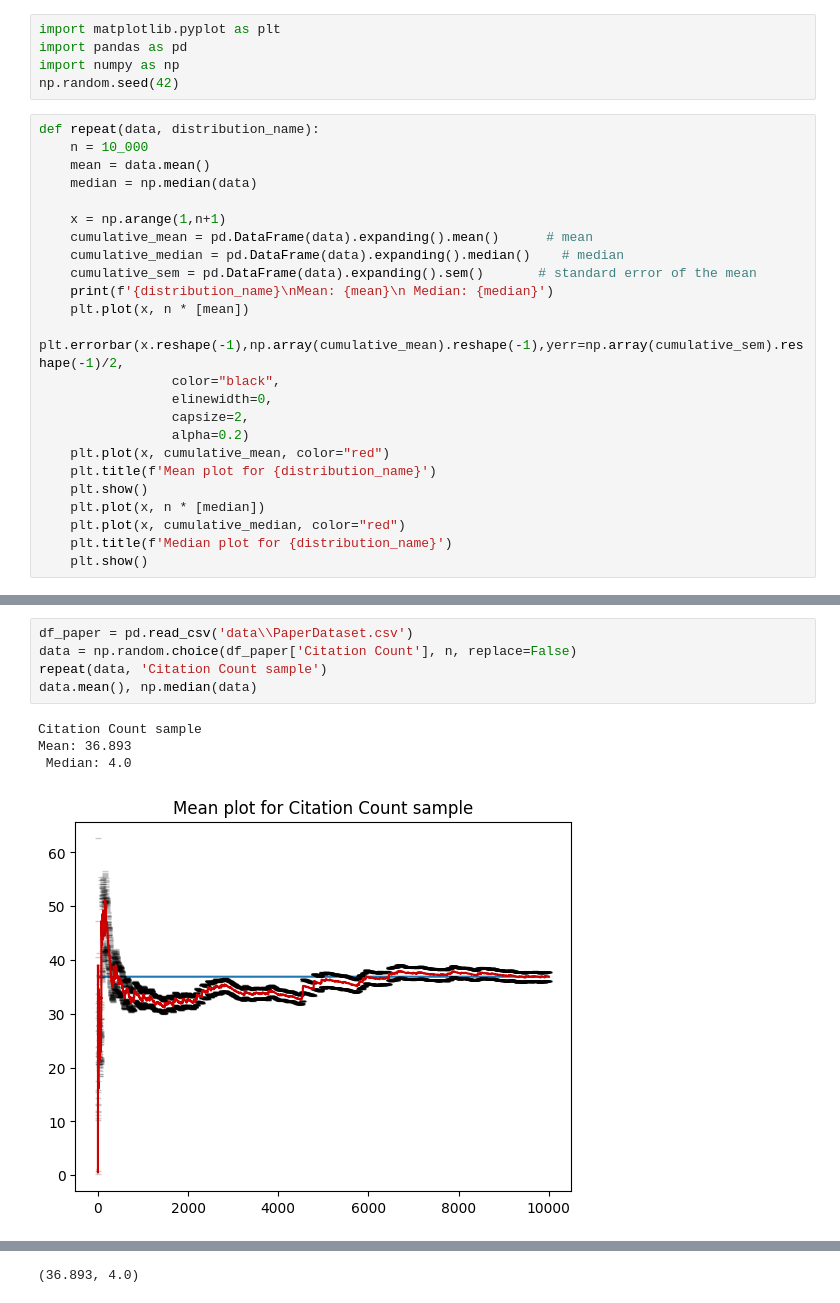
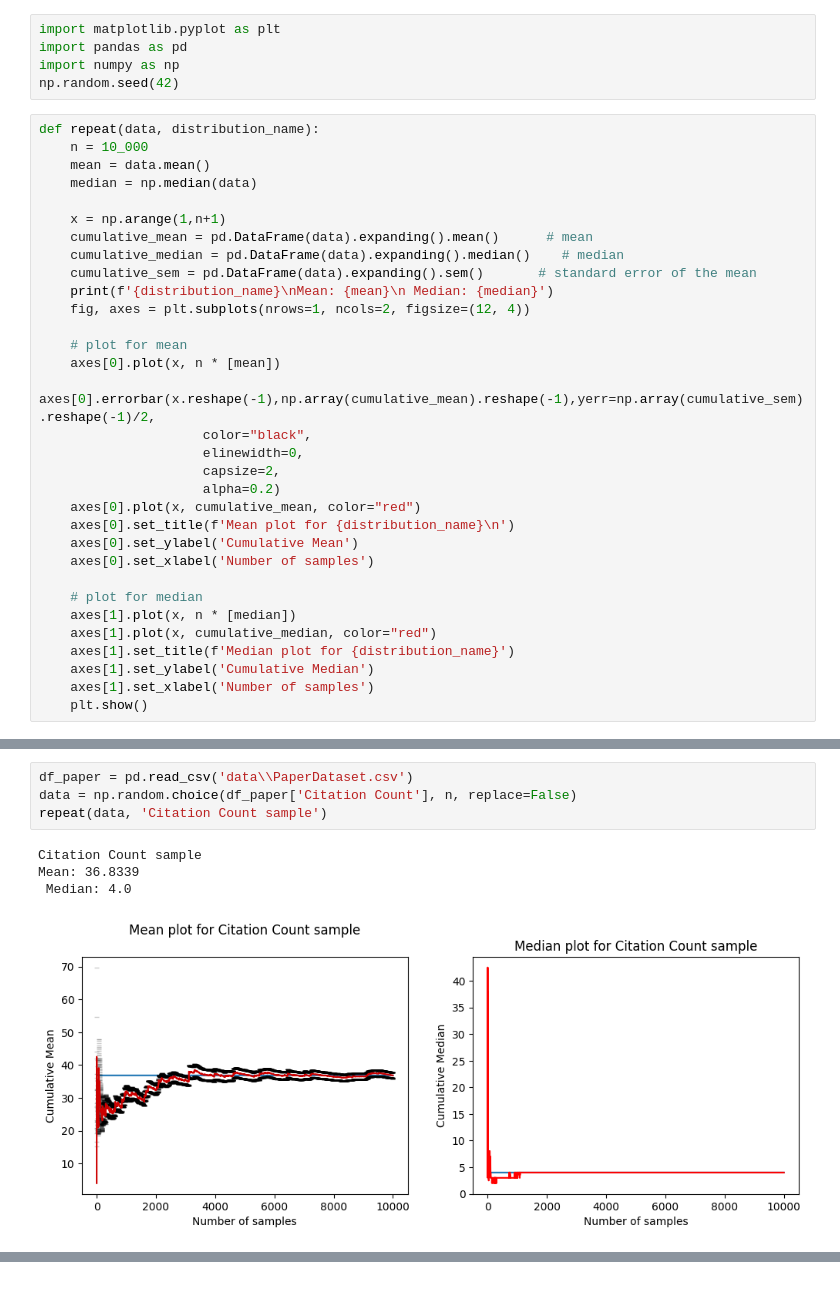
Before and after one commit to FabianScott/ComSoc, a Jupyter notebook: Assignment1/Assignment1.ipynb, the cells around one changed output, grey strips where cells are left out. Saved outputs shown, nothing was run; the diff lists cells and outputs as text.

```diff
--- a/Assignment1/Assignment1.ipynb
+++ b/Assignment1/Assignment1.ipynb
@@ -395,19 +395,27 @@ def repeat(data, distribution_name):
     cumulative_median = pd.DataFrame(data).expanding().median()    # median
     cumulative_sem = pd.DataFrame(data).expanding().sem()       # standard error of the mean
     print(f'{distribution_name}\nMean: {mean}\n Median: {median}')
-    plt.plot(x, n * [mean])
-    plt.errorbar(x.reshape(-1),np.array(cumulative_mean).reshape(-1),yerr=np.array(cumulative_sem).reshape(-1)/2,
-                 color="black",
-                 elinewidth=0,
-                 capsize=2,
-                 alpha=0.2)
-    plt.plot(x, cumulative_mean, color="red")
-    plt.title(f'Mean plot for {distribution_name}')
+    fig, axes = plt.subplots(nrows=1, ncols=2, figsize=(12, 4))
+
+    # plot for mean
+    axes[0].plot(x, n * [mean])
+    axes[0].errorbar(x.reshape(-1),np.array(cumulative_mean).reshape(-1),yerr=np.array(cumulative_sem).reshape(-1)/2,
+                     color="black",
+                     elinewidth=0,
+                     capsize=2,
+                     alpha=0.2)
+    axes[0].plot(x, cumulative_mean, color="red")
+    axes[0].set_title(f'Mean plot for {distribution_name}\n')
+    axes[0].set_ylabel('Cumulative Mean')
+    axes[0].set_xlabel('Number of samples')
+
+    # plot for median
+    axes[1].plot(x, n * [median])
+    axes[1].plot(x, cumulative_median, color="red")
+    axes[1].set_title(f'Median plot for {distribution_name}')
+    axes[1].set_ylabel('Cumulative Median')
+    axes[1].set_xlabel('Number of samples')
     plt.show()
-    plt.plot(x, n * [median])
-    plt.plot(x, cumulative_median, color="red")
-    plt.title(f'Median plot for {distribution_name}')
-    plt.show()
 # %%
 # Gaussian
 n = 10_000
@@ -443,10 +448,9 @@ Mean: 68271.81596641909
 # %%
 df_paper = pd.read_csv('data\\PaperDataset.csv')
 data = np.random.choice(df_paper['Citation Count'], n, replace=False)
 repeat(data, 'Citation Count sample')
-data.mean(), np.median(data)
 # %% [output]
 Citation Count sample
-Mean: 36.893
+Mean: 36.8339
  Median: 4.0
-[figure, old version]
+[figure, new version]
@@ -454 +456,0 @@ Mean: 36.893
-(36.893, 4.0)
```
Also changed, not shown: parts of 7 cells of this notebook.
